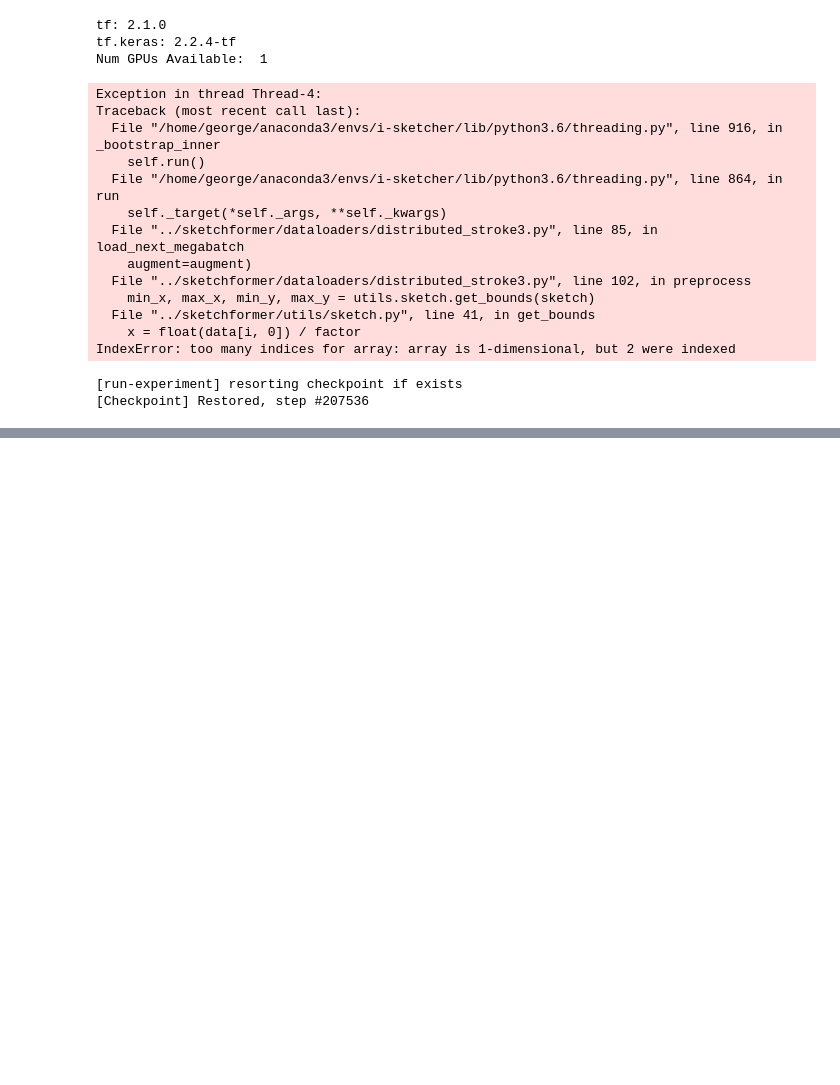
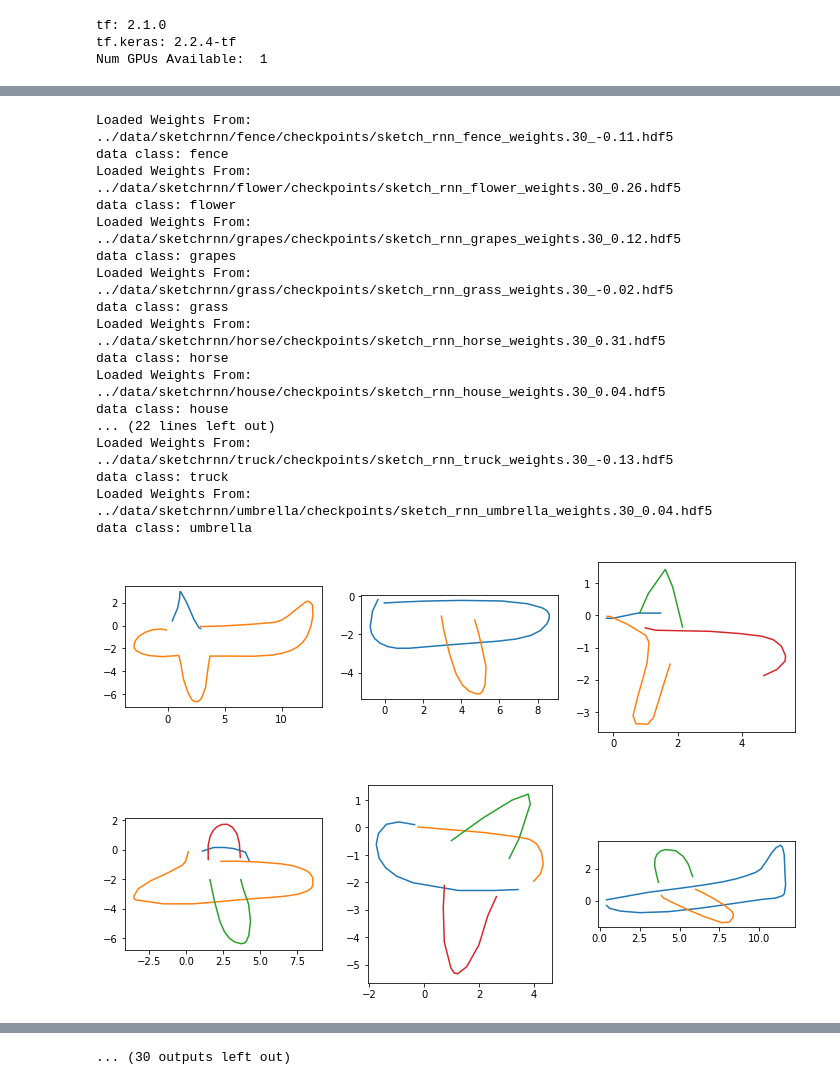
Before and after one commit to skyloken/interactive-sketcher, a Jupyter notebook: notebooks/sketchrnn_gen.ipynb, the cells around one changed output, grey strips where cells are left out. Drawn from its saved outputs; the diff is of its cells as text; code cells hidden in the pictures; blank space fills up the shorter version.

```diff
--- a/notebooks/sketchrnn_gen.ipynb
+++ b/notebooks/sketchrnn_gen.ipynb
@@ -25,8 +21,7 @@ Num GPUs Available:  1
 sys.path.append('../SketchRNN_tf2')
 from sketchrnn import models, dataset, utils
 # %%
-
-def visualize(sketch):
+def strokes_to_lines(sketch):
     X = []
     Y = []
 
@@ -45,6 +40,11 @@ def visualize(sketch):
     X.append(tmp_x)
     Y.append(tmp_y)
 
+    return X, Y
+
+def visualize(sketch):
+    X, Y = strokes_to_lines(sketch)
+
     for x, y in zip(X, Y):
         plt.plot(x, y)
 
@@ -72,34 +72,14 @@ def to_normal_strokes(big_stroke):
 
 with open('../outputs/labels.txt', 'r') as f:
     classes = list(map(lambda s: s.strip(), f.readlines()))
-# %%
-import sys
-sys.path.append("../sketchformer")
-
-from basic_usage.sketchformer import continuous_embeddings
-sketchformer = continuous_embeddings.get_pretrained_model()
-# %% [output]
-Exception in thread Thread-4:
-Traceback (most recent call last):
-  File "/home/george/anaconda3/envs/i-sketcher/lib/python3.6/threading.py", line 916, in _bootstrap_inner
-    self.run()
-  File "/home/george/anaconda3/envs/i-sketcher/lib/python3.6/threading.py", line 864, in run
-    self._target(*self._args, **self._kwargs)
-  File "../sketchformer/dataloaders/distributed_stroke3.py", line 85, in load_next_megabatch
-    augment=augment)
-  File "../sketchformer/dataloaders/distributed_stroke3.py", line 102, in preprocess
-    min_x, max_x, min_y, max_y = utils.sketch.get_bounds(sketch)
-  File "../sketchformer/utils/sketch.py", line 41, in get_bounds
-    x = float(data[i, 0]) / factor
-IndexError: too many indices for array: array is 1-dimensional, but 2 were indexed
-[run-experiment] resorting checkpoint if exists
-[Checkpoint] Restored, step #207536
 # %%
+%matplotlib inline
 
-sketches = {}
+N = 6
 for data_class in classes:
 
-    data = np.load(f'../data/quickdraw/{data_class}.npz',encoding='latin1',allow_pickle=True)
+    data = np.load(
+        f'../data/quickdraw/{data_class}.npz', encoding='latin1', allow_pickle=True)
 
     data_train = [dataset.cleanup(d) for d in data['train']]
     data_valid = [dataset.cleanup(d) for d in data['valid']]
@@ -110,7 +90,7 @@ for data_class in classes:
         'batch_size': 100,
         "num_batches": math.ceil(len(data_train) / 100),
         "epochs": 100,
-        "recurrent_dropout_prob": 0.1, ## 0.0 for gpu lstm
+        "recurrent_dropout_prob": 0.1,  # 0.0 for gpu lstm
         "enc_rnn_size": 256,
         "dec_rnn_size": 512,
         "z_size": 128,
@@ -128,13 +108,22 @@ for data_class in classes:
     sketchrnn = models.SketchRNN(hps)
     # sketchrnn.models['full'].summary()
 
-    weight_file = sorted(glob.glob(f'../data/sketchrnn/{data_class}/checkpoints/*.hdf5'))[-1]
+    weight_file = sorted(
+        glob.glob(f'../data/sketchrnn/{data_class}/checkpoints/*.hdf5'))[-1]
     checkpoint = os.path.join(weight_file)
     sketchrnn.load_weights(checkpoint)
 
-    strokes = to_normal_strokes(sketchrnn.sample(temperature=0.01))
-    print(len(strokes))
-    print(sketchformer.classify([strokes]))
+    print("data class:", data_class)
+    fig = plt.figure(figsize=(12, 8))
 
-    sketches[data_class] = strokes
+    for i in range(1, N+1):
+        strokes = to_normal_strokes(sketchrnn.sample(temperature=0.01))
+
+        ax = fig.add_subplot(2, 3, i)
+        X, Y = strokes_to_lines(strokes)
+        for x, y in zip(X, Y):
+            ax.plot(x, y)
+        ax.set_aspect('equal')
+
+    fig.show()
 # %% [output]
@@ -157,0 +147,18 @@ Loaded Weights From: ../data/sketchrnn/hot air balloon/checkpoints/sketch_rnn_ho
+Loaded Weights From: ../data/sketchrnn/fence/checkpoints/sketch_rnn_fence_weights.30_-0.11.hdf5
+data class: fence
+Loaded Weights From: ../data/sketchrnn/flower/checkpoints/sketch_rnn_flower_weights.30_0.26.hdf5
+data class: flower
+Loaded Weights From: ../data/sketchrnn/grapes/checkpoints/sketch_rnn_grapes_weights.30_0.12.hdf5
+data class: grapes
+Loaded Weights From: ../data/sketchrnn/grass/checkpoints/sketch_rnn_grass_weights.30_-0.02.hdf5
+data class: grass
+Loaded Weights From: ../data/sketchrnn/horse/checkpoints/sketch_rnn_horse_weights.30_0.31.hdf5
+data class: horse
+Loaded Weights From: ../data/sketchrnn/house/checkpoints/sketch_rnn_house_weights.30_0.04.hdf5
+data class: house
+... (22 lines left out)
+Loaded Weights From: ../data/sketchrnn/truck/checkpoints/sketch_rnn_truck_weights.30_-0.13.hdf5
+data class: truck
+Loaded Weights From: ../data/sketchrnn/umbrella/checkpoints/sketch_rnn_umbrella_weights.30_0.04.hdf5
+data class: umbrella
+[figure, added]
@@ -157,0 +174 @@ Loaded Weights From: ../data/sketchrnn/hot air balloon/checkpoints/sketch_rnn_ho
+... (30 outputs left out)
```
Also changed, not shown: parts of 3 cells of this notebook, 8 other files.
